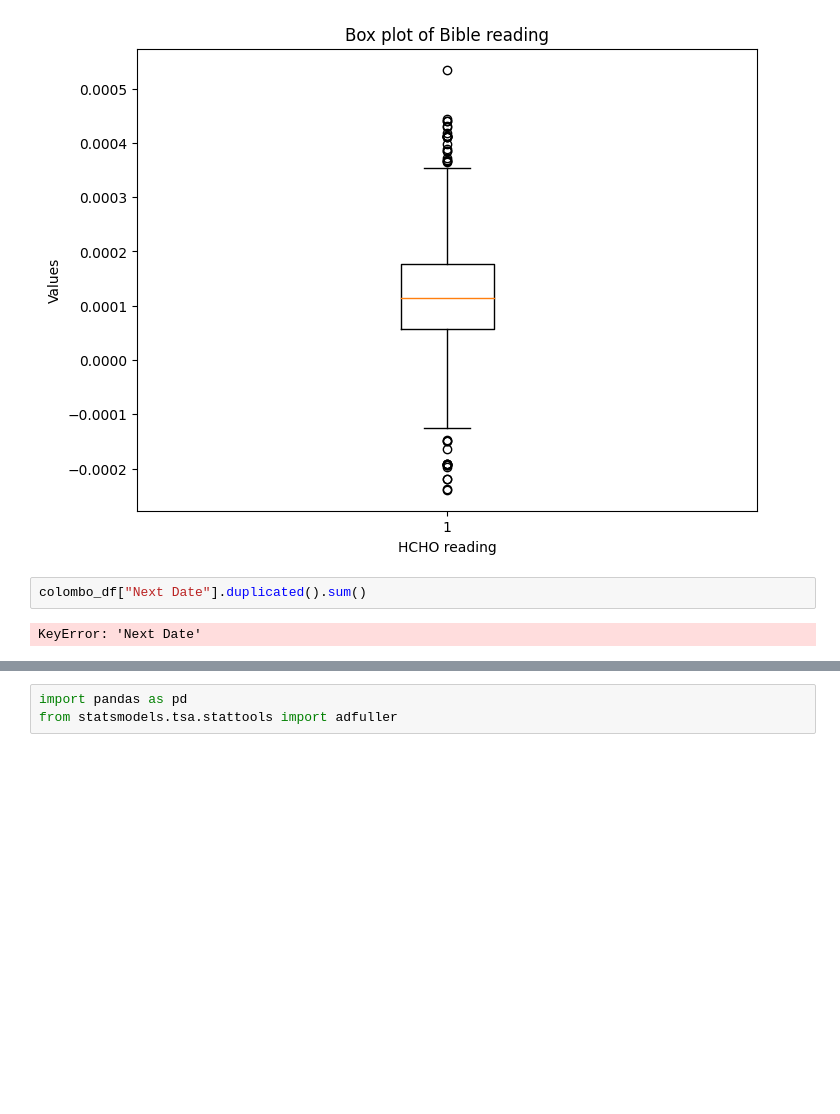
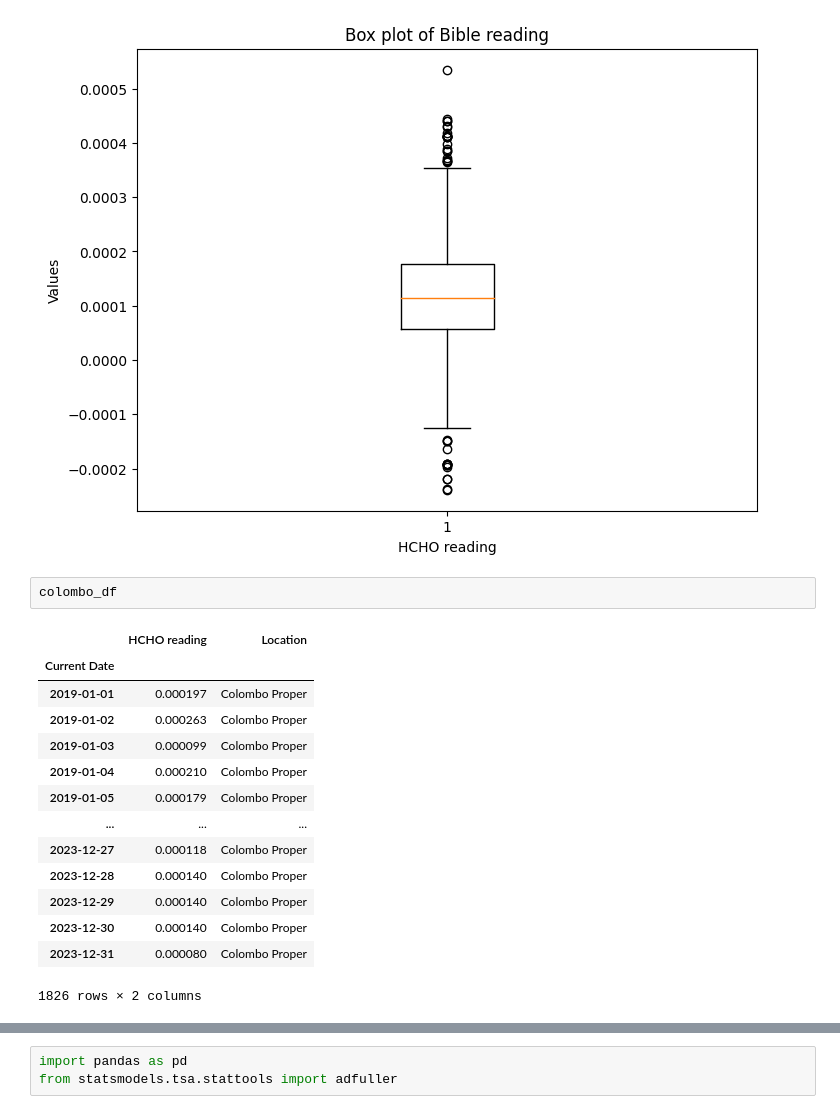
Before and after one commit to VanujaDesilva/Analyzing-HCHO-Gas-Levels-in-Sri-Lanka, a Jupyter notebook: DataPreProcessing.ipynb, the cells around one changed output, grey strips where cells are left out. Cells and saved outputs as stored; diff of their text form; blank space fills up the shorter version.

```diff
--- a/DataPreProcessing.ipynb
+++ b/DataPreProcessing.ipynb
@@ -457,7 +457,20 @@ plt.ylabel('Values')
 plt.show()
 # %% [output]
 [figure]
-# %%
-colombo_df["Next Date"].duplicated().sum()
-# %% [output]
-KeyError: 'Next Date'
+# %%
+colombo_df
+# %% [output]
+|  | HCHO reading | Location |
+| Current Date |  |  |
+| 2019-01-01 | 0.000197 | Colombo Proper |
+| 2019-01-02 | 0.000263 | Colombo Proper |
+| 2019-01-03 | 0.000099 | Colombo Proper |
+| 2019-01-04 | 0.000210 | Colombo Proper |
+| 2019-01-05 | 0.000179 | Colombo Proper |
+| ... | ... | ... |
+| 2023-12-27 | 0.000118 | Colombo Proper |
+| 2023-12-28 | 0.000140 | Colombo Proper |
+| 2023-12-29 | 0.000140 | Colombo Proper |
+| 2023-12-30 | 0.000140 | Colombo Proper |
+| 2023-12-31 | 0.000080 | Colombo Proper |
+1826 rows × 2 columns
```
Also changed, not shown: parts of 18 cells of this notebook.
